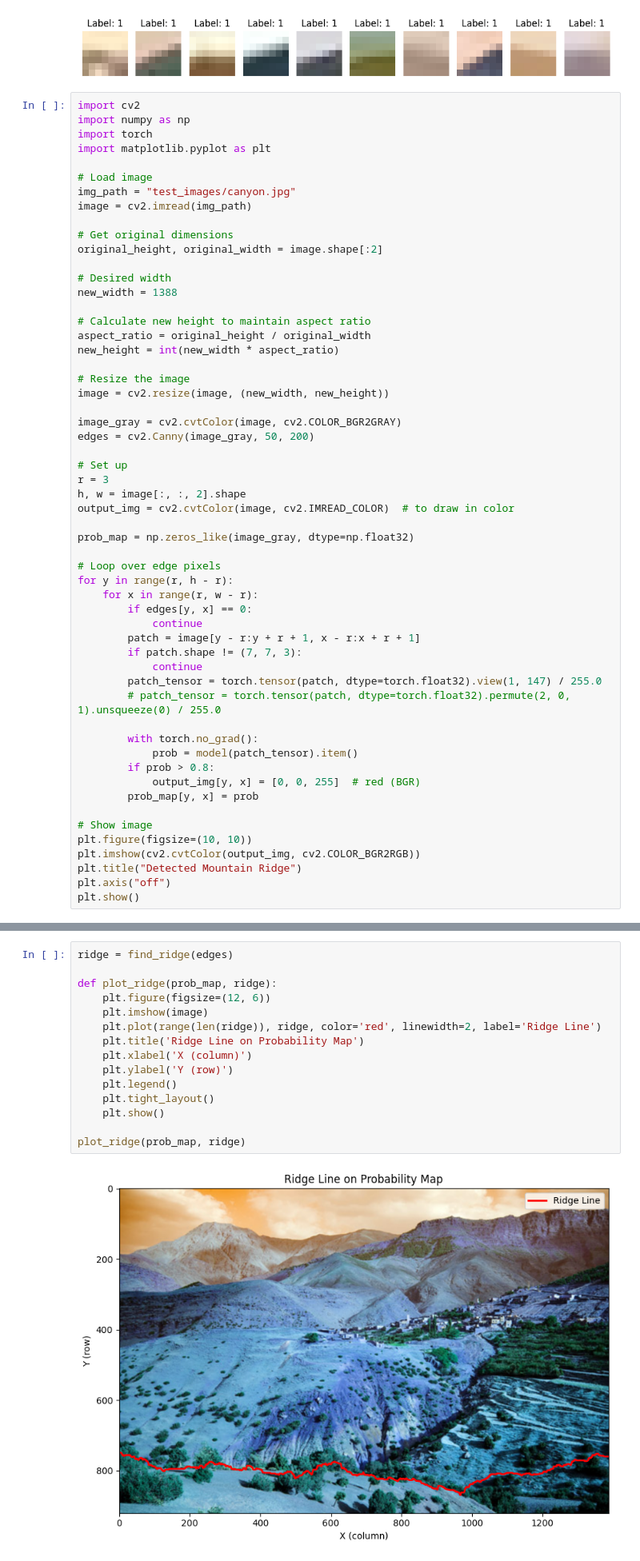
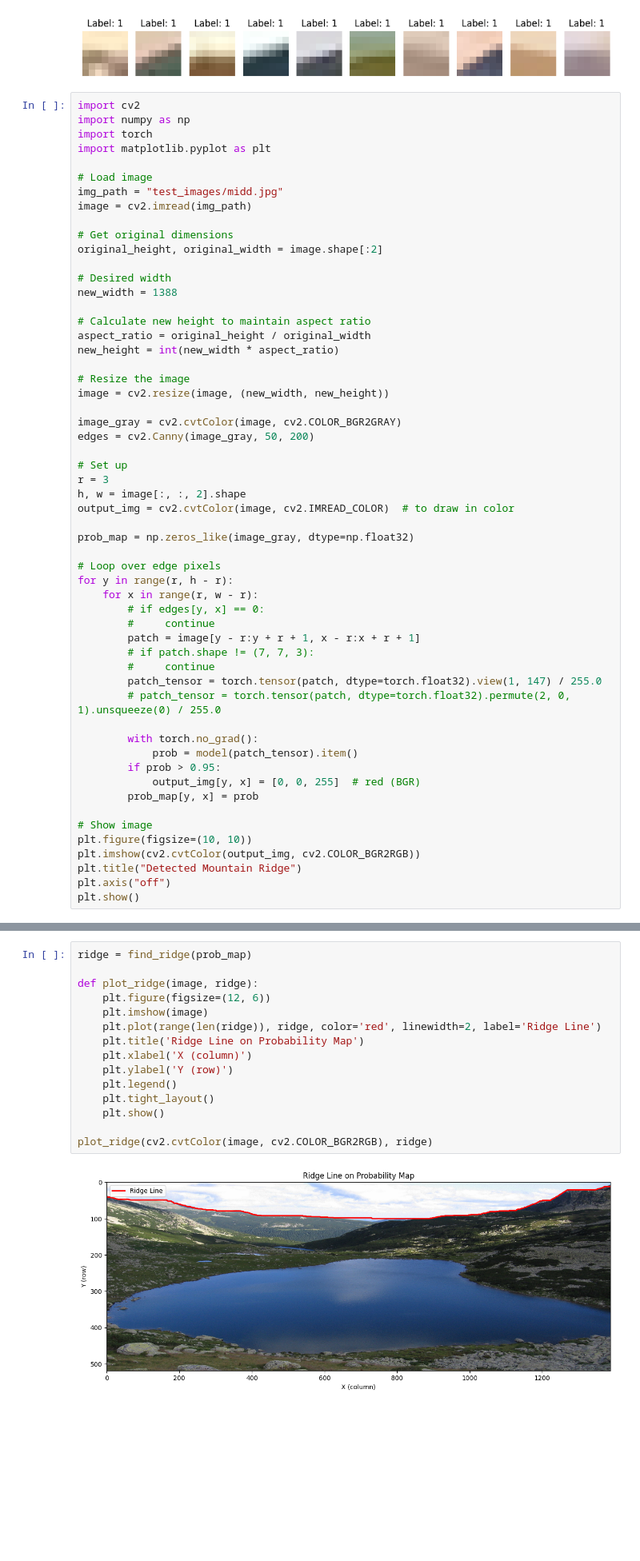
Before and after one commit to csci701s25/snowbowl-savant, a Jupyter notebook: EdgeDetection/edge_detection.ipynb, the cells around one changed output, grey strips where cells are left out. Shown at 80% size. Cells and saved outputs as stored; diff of their text form; blank space fills up the shorter version.

```diff
--- a/EdgeDetection/edge_detection.ipynb
+++ b/EdgeDetection/edge_detection.ipynb
@@ -227,7 +227,7 @@ import torch
 import matplotlib.pyplot as plt
 
 # Load image
-img_path = "test_images/canyon.jpg"
+img_path = "test_images/midd.jpg"
 image = cv2.imread(img_path)
 
 # Get original dimensions
@@ -256,17 +256,17 @@ prob_map = np.zeros_like(image_gray, dtype=np.float32)
 # Loop over edge pixels
 for y in range(r, h - r):
     for x in range(r, w - r):
-        if edges[y, x] == 0:
-            continue
+        # if edges[y, x] == 0:
+        #     continue
         patch = image[y - r:y + r + 1, x - r:x + r + 1]
-        if patch.shape != (7, 7, 3):
-            continue
+        # if patch.shape != (7, 7, 3):
+        #     continue
         patch_tensor = torch.tensor(patch, dtype=torch.float32).view(1, 147) / 255.0
         # patch_tensor = torch.tensor(patch, dtype=torch.float32).permute(2, 0, 1).unsqueeze(0) / 255.0
 
         with torch.no_grad():
             prob = model(patch_tensor).item()
-        if prob > 0.8:
+        if prob > 0.95:
             output_img[y, x] = [0, 0, 255]  # red (BGR)
         prob_map[y, x] = prob
 
@@ -328,19 +328,19 @@ def find_ridge(prob_map, delta=5, epsilon=1e-6):
 
     return ridge
 # %%
-ridge = find_ridge(edges)
+ridge = find_ridge(prob_map)
 
-def plot_ridge(prob_map, ridge):
+def plot_ridge(image, ridge):
     plt.figure(figsize=(12, 6))
     plt.imshow(image)
     plt.plot(range(len(ridge)), ridge, color='red', linewidth=2, label='Ridge Line')
     plt.title('Ridge Line on Probability Map')
     plt.xlabel('X (column)')
     plt.ylabel('Y (row)')
     plt.legend()
     plt.tight_layout()
     plt.show()
 
-plot_ridge(prob_map, ridge)
+plot_ridge(cv2.cvtColor(image, cv2.COLOR_BGR2RGB), ridge)
 # %% [output]
-[figure, old version]
+[figure, new version]
```
Also changed, not shown: parts of 4 cells of this notebook, 2 other files.
